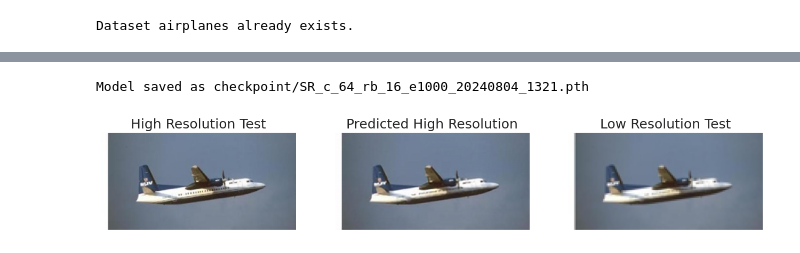
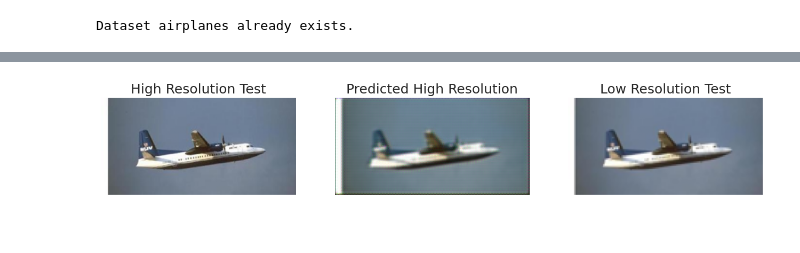
Before and after one commit to cMancio00/Super-Resolution, a Jupyter notebook: notebook.ipynb, the cells around one changed output, grey strips where cells are left out. Drawn from its saved outputs; the diff is of its cells as text; code cells hidden in the pictures.

Commit message:
Added training loop and refactor
Signed-off-by: Christian Mancini <mancinichristian00@gmail.com>

```diff
--- a/notebook.ipynb
+++ b/notebook.ipynb
@@ -40,8 +44,6 @@ sizes = {
     "validation":0.3,
     "test":0.2
 }
-train, validation, test = split_dataset(dataset,sizes)
+_ , _, test = split_dataset(dataset,sizes)
 
-train_dataloader = DataLoader(train, batch_size=16, shuffle=True)
-validation_dataloader = DataLoader(validation, batch_size=16, shuffle=True)
 test_dataloader = DataLoader(test, batch_size=16, shuffle=True)
@@ -130,47 +60,39 @@ plt.show()
-# %%
-os.makedirs("checkpoint", exist_ok=True)
-timestamp = datetime.now().strftime("%Y%m%d_%H%M")
-model_filename = \
-    f"checkpoint/SR_c_{num_channels}_rb_{num_res_block}_e{epochs}_{timestamp}.pth"
-torch.save(SRN.state_dict(), model_filename)
-print(f'Model saved as {model_filename}')
-# %% [output]
-Model saved as checkpoint/SR_c_64_rb_16_e1000_20240804_1321.pth
 # %%
-test_SRN = SuperResolution(num_channels,num_res_block)
+device = torch.device('cuda:0' if torch.cuda.is_available() else 'cpu')
+model_filename = "checkpoint/SR_c64_rb16_e2_202408041723.pth"
+test_SRN = SuperResolution(64,16)
 test_SRN = test_SRN.to(device)
 
 checkpoint_path = model_filename
 test_SRN.load_state_dict(torch.load(checkpoint_path))
 test_SRN.eval()
 
 low_res_test, high_res_test = next(iter(test_dataloader))
 
 low_res_test = low_res_test.to(device)
 
 with torch.no_grad():
-    predicted_high_res = SRN(low_res_test)
+    predicted_high_res = test_SRN(low_res_test)
 
-predicted_image = predicted_high_res[0].permute(1, 2, 0).cpu().numpy()
 predicted_image = torch.clamp(predicted_high_res[0], 0, 1).permute(1, 2, 0).cpu().numpy()
 
 _, ax = plt.subplots(1, 3, figsize=(16, 12))
 fig.suptitle('High Resolution and Predicted High Resolution Samples')
 
 ax[0].imshow(high_res_test[0].permute(1, 2, 0).cpu())
 ax[0].set_title("High Resolution Test")
 ax[0].axis('off')
 
 ax[1].imshow(predicted_image)
 ax[1].set_title("Predicted High Resolution")
 ax[1].axis('off')
 
 ax[2].imshow(low_res_test[0].permute(1, 2, 0).cpu())
 ax[2].set_title("Low Resolution Test")
 ax[2].axis('off')
 
 os.makedirs("output", exist_ok=True)
 plt.savefig("output/comparison.jpg")
 plt.show()
 # %% [output]
-[figure, old version]
+[figure, new version]
```
Also changed, not shown: parts of 8 cells of this notebook, 6 other files.
